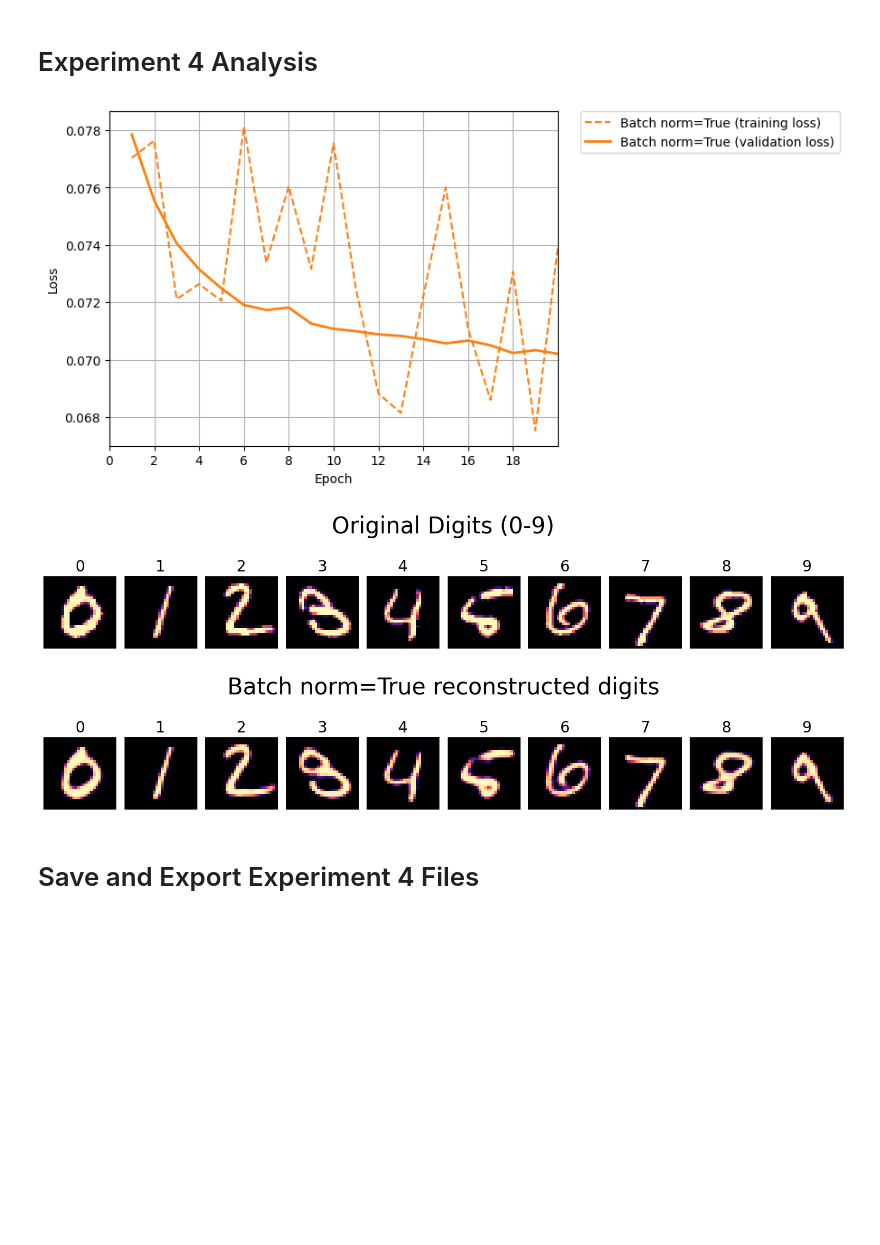
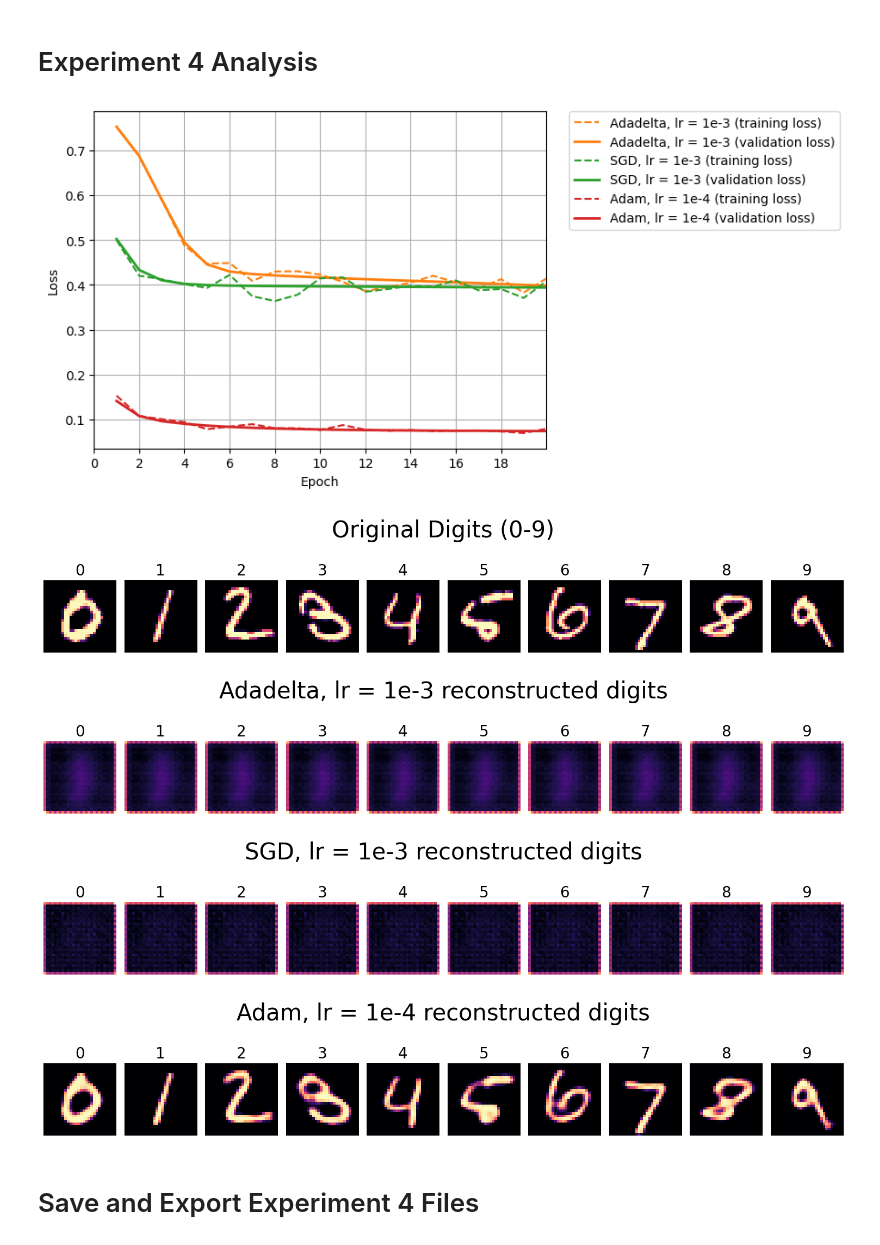
Before and after one commit to vlad-uve/CAE-MNIST, a Jupyter notebook: notebooks/CAE_experiment_4.ipynb, the cells around one changed output. Cells and saved outputs as stored; diff of their text form; code cells hidden in the pictures; blank space fills up the shorter version.

```diff
--- a/notebooks/CAE_experiment_4.ipynb
+++ b/notebooks/CAE_experiment_4.ipynb
@@ -194,9 +196,9 @@ experiment_4_reconstructions=get_experiment_reconstructions(experiment_4_models,
 # plot training and validation losses for experiment 4 models
 plot_experiment_history(
     loss_list=experiment_4_losses,
-    label_list=[f'optimizer = {experiment_4_optimizers[0]}, lr = {experiment_4_learning_rates[0]}',
-                f'optimizer = {experiment_4_optimizers[1]}, lr = {experiment_4_learning_rates[1]}',
-                f'optimizer = {experiment_4_optimizers[2]}, lr = {experiment_4_learning_rates[2]}'],
+    label_list=[f'Adadelta, lr = 1e-3',
+                f'SGD, lr = 1e-3',
+                f'Adam, lr = 1e-4'],
     title='',
     to_plot_train=True
 )
@@ -208,22 +210,24 @@ plt.legend(bbox_to_anchor=(1.05, 1), loc='upper left', borderaxespad=0.)
 plt.grid()
 plt.show()
 # %% [output]
-[figure, old version]
+[figure, new version]
 # %%
 # display original benchmark images
 plot_digits_row(sample_images.squeeze(), sample_labels, title='Original Digits (0-9)')
 
 # display reconstructions from experiment
 plot_experiment_reconstructions(
     experiment_4_reconstructions,
     sample_labels,
-    title_list=[f'optimizer = {experiment_4_optimizers[0]}, lr = {experiment_4_learning_rates[0]}',
-                f'optimizer = {experiment_4_optimizers[1]}, lr = {experiment_4_learning_rates[1]}',
-                f'optimizer = {experiment_4_optimizers[2]}, lr = {experiment_4_learning_rates[2]}'],
+    title_list=[f'Adadelta, lr = 1e-3',
+                f'SGD, lr = 1e-3',
+                f'Adam, lr = 1e-4'],
     )
 # %% [output]
 [figure]
-[figure, old version]
+[figure, new version]
+[figure, added]
+[figure, added]
 # %% [markdown]
 # Save and Export Experiment 4 Files
 # %%
```
Also changed, not shown: parts of 7 cells of this notebook.
